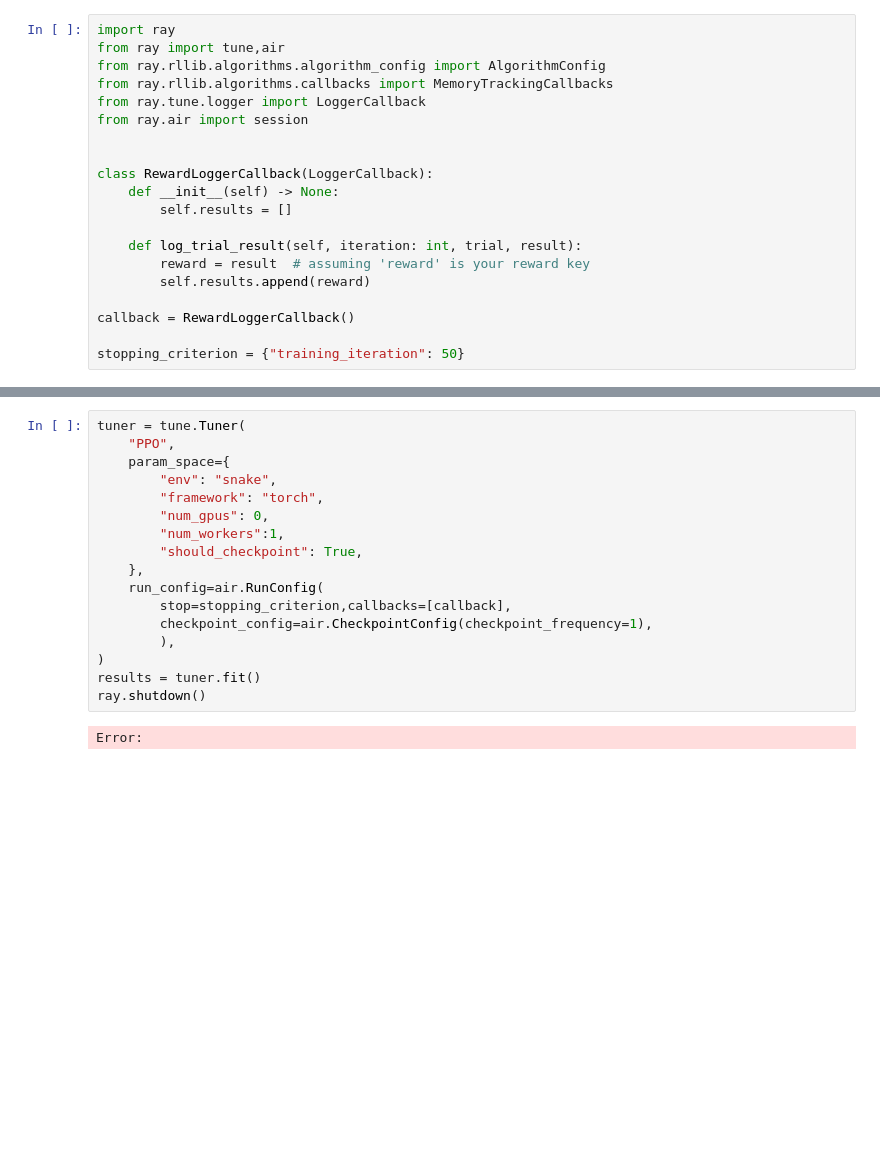
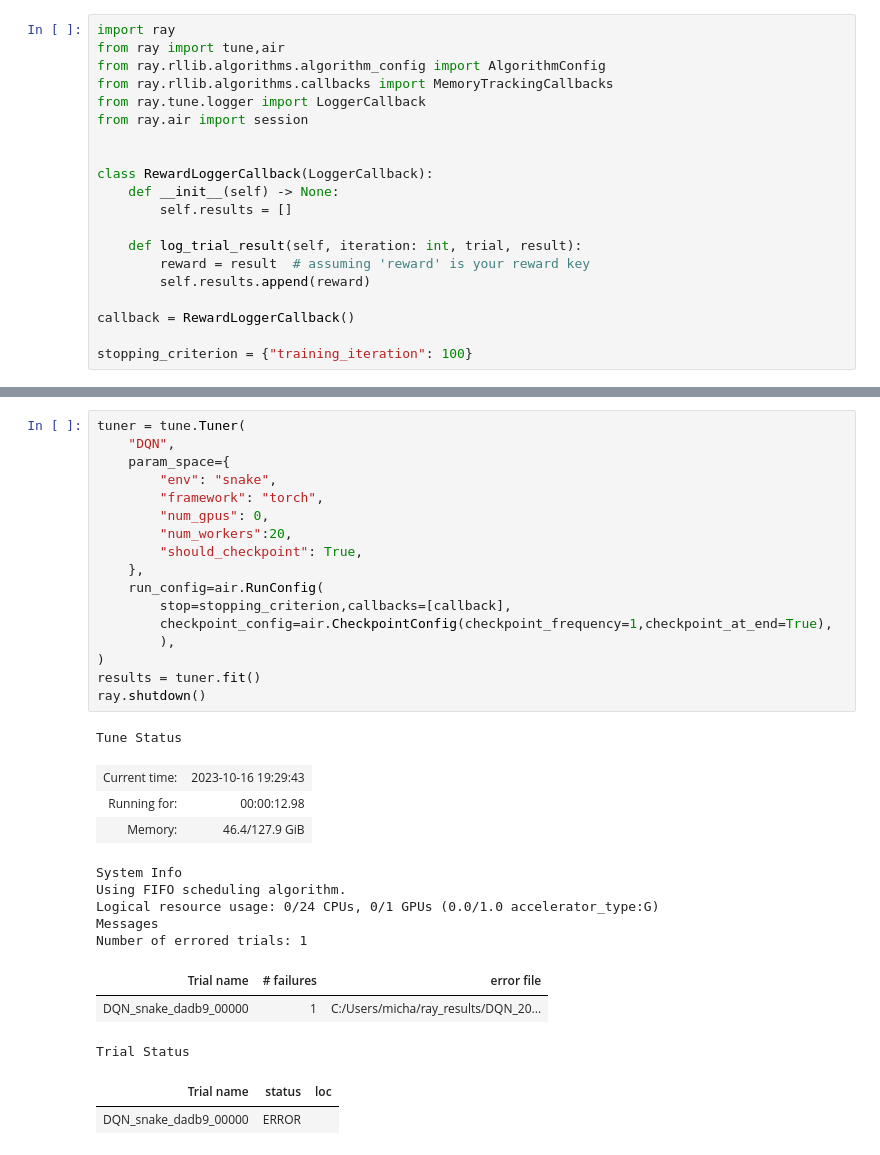
Before and after one commit to spacefarers/rl, a Jupyter notebook: snake/main.ipynb, the cells around one changed output, grey strips where cells are left out. Saved outputs shown, nothing was run; the diff lists cells and outputs as text; blank space fills up the shorter version.

```diff
--- a/snake/main.ipynb
+++ b/snake/main.ipynb
@@ -121,4 +129,4 @@ class RewardLoggerCallback(LoggerCallback):
 
 callback = RewardLoggerCallback()
 
-stopping_criterion = {"training_iteration": 50}
+stopping_criterion = {"training_iteration": 100}
@@ -131,19 +137,32 @@ Error:
 # %%
 tuner = tune.Tuner(
-    "PPO",
+    "DQN",
     param_space={
         "env": "snake",
         "framework": "torch",
         "num_gpus": 0,
-        "num_workers":1,
+        "num_workers":20,
         "should_checkpoint": True,
     },
     run_config=air.RunConfig(
         stop=stopping_criterion,callbacks=[callback],
-        checkpoint_config=air.CheckpointConfig(checkpoint_frequency=1),
+        checkpoint_config=air.CheckpointConfig(checkpoint_frequency=1,checkpoint_at_end=True),
         ),
 )
 results = tuner.fit()
 ray.shutdown()
 # %% [output]
-Error:
+Tune Status
+| Current time: | 2023-10-16 19:29:43 |
+| Running for: | 00:00:12.98 |
+| Memory: | 46.4/127.9 GiB |
+System Info
+Using FIFO scheduling algorithm.
+Logical resource usage: 0/24 CPUs, 0/1 GPUs (0.0/1.0 accelerator_type:G)
+Messages
+Number of errored trials: 1
+| Trial name | # failures | error file |
+| DQN_snake_dadb9_00000 | 1 | C:/Users/micha/ray_results/DQN_20... |
+Trial Status
+| Trial name | status | loc |
+| DQN_snake_dadb9_00000 | ERROR |  |
```
Also changed, not shown: parts of 13 cells of this notebook, 5 other files.
